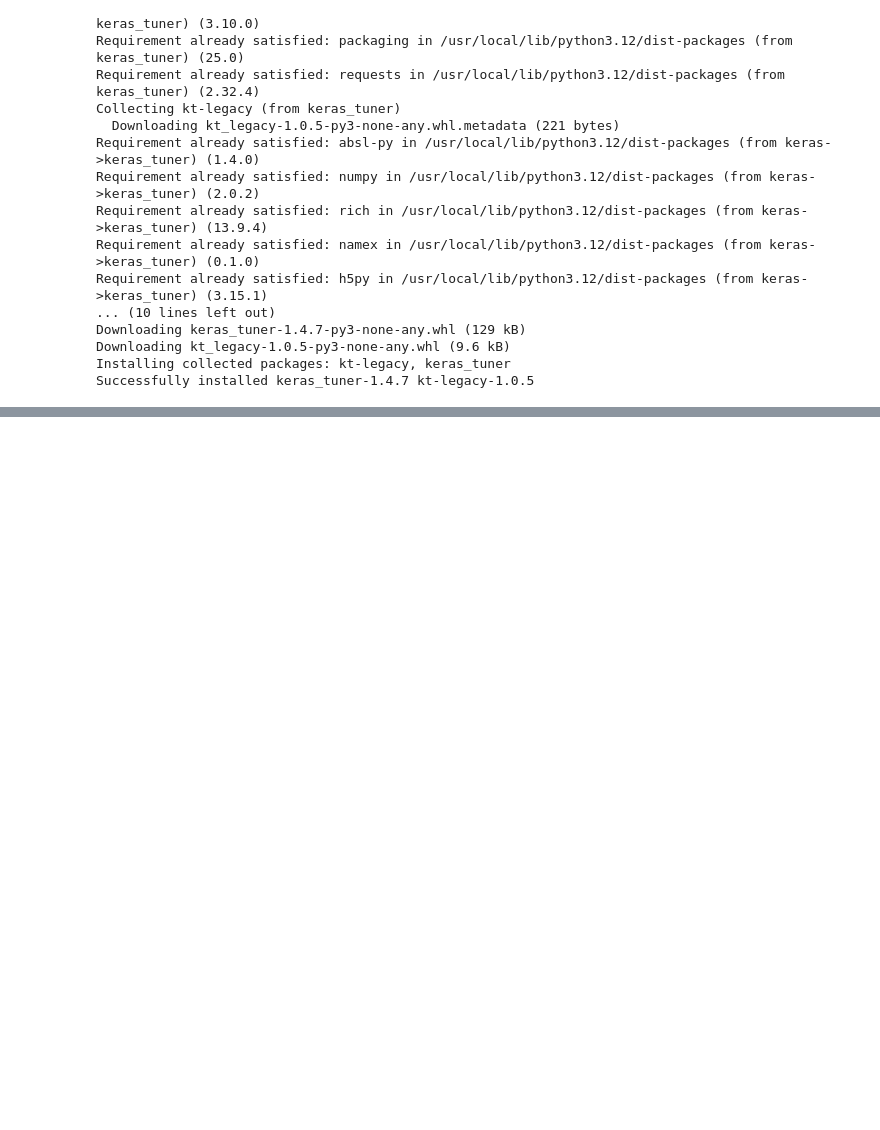
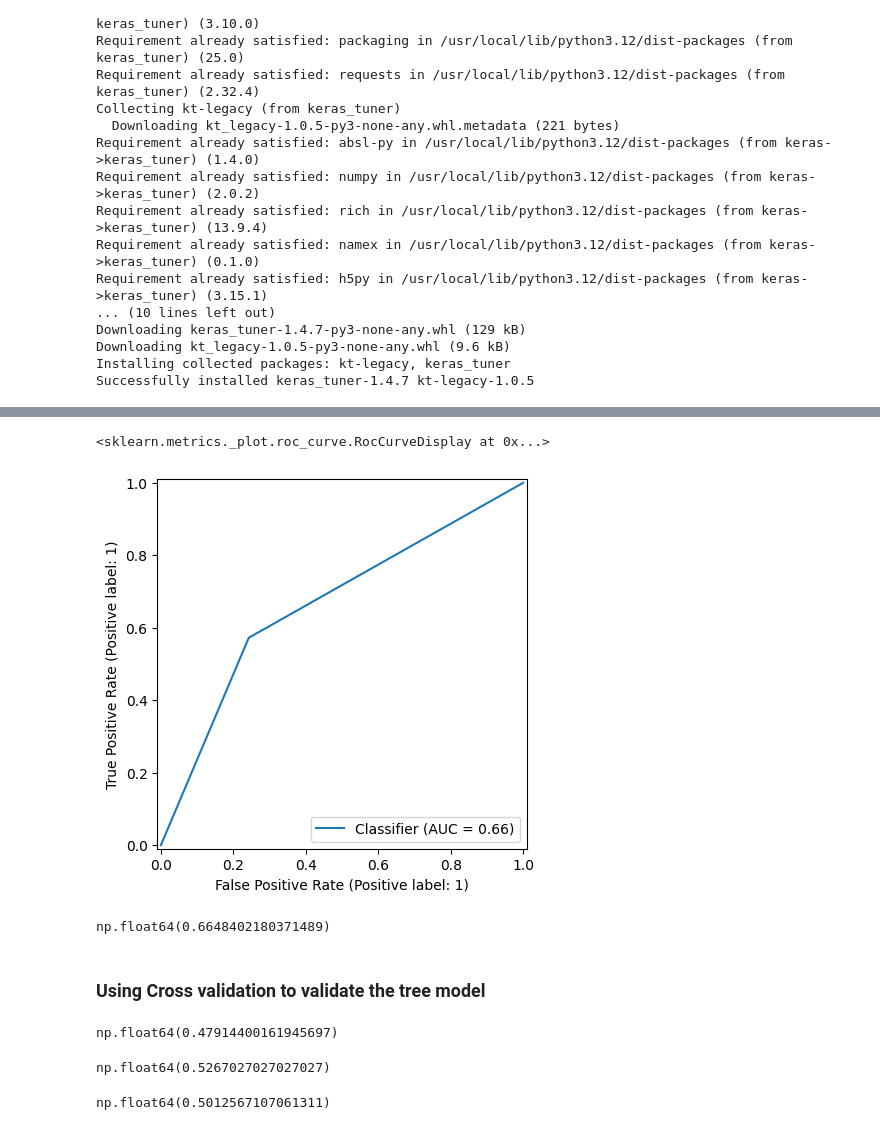
Before and after one commit to savi664/MachineLearningProject, a Jupyter notebook: 2425575.ipynb, the cells around one changed output, grey strips where cells are left out. Drawn from its saved outputs; the diff is of its cells as text; code cells hidden in the pictures; blank space fills up the shorter version.

```diff
--- a/2425575.ipynb
+++ b/2425575.ipynb
@@ -399,0 +452,26 @@ best_nn_model.evaluate(X_test_processed,y_test)
+# %%
+RocCurveDisplay.from_predictions(y_test,tree_prediction)
+# %% [output]
+<sklearn.metrics._plot.roc_curve.RocCurveDisplay at 0x...>
+[figure, added]
+# %%
+roc_auc_score(y_test,tree_prediction)
+# %% [output]
+np.float64(0.6648402180371489)
+# %% [markdown]
+### Using Cross validation to validate the tree model
+# %%
+# Precision score
+np.mean(cross_val_score(treeClassifier,X_test_processed,y_test,cv=5,scoring='precision'))
+# %% [output]
+np.float64(0.47914400161945697)
+# %%
+#Recall score
+np.mean(cross_val_score(treeClassifier,X_test_processed,y_test,cv=5,scoring='recall'))
+# %% [output]
+np.float64(0.5267027027027027)
+# %%
+#F1 score
+np.mean(cross_val_score(treeClassifier,X_test_processed,y_test,cv=5,scoring='f1'))
+# %% [output]
+np.float64(0.5012567107061311)
```
Also changed, not shown: parts of 29 cells of this notebook.
